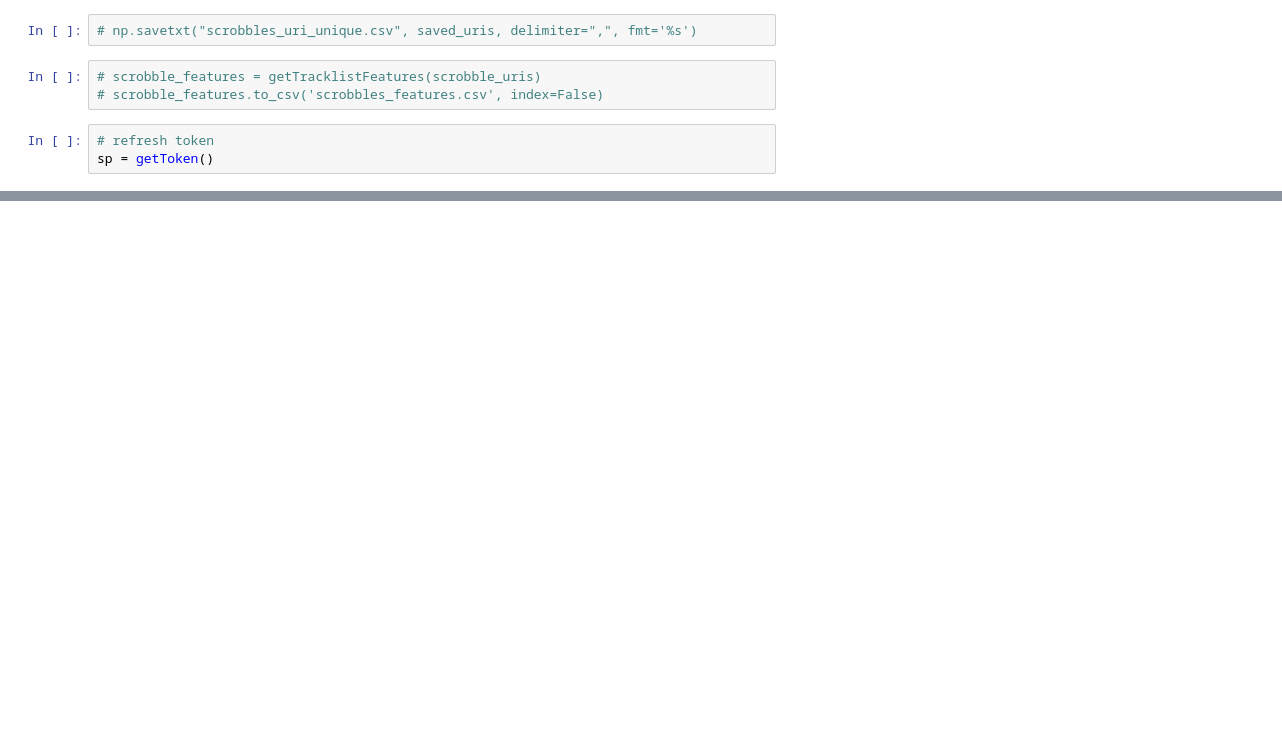
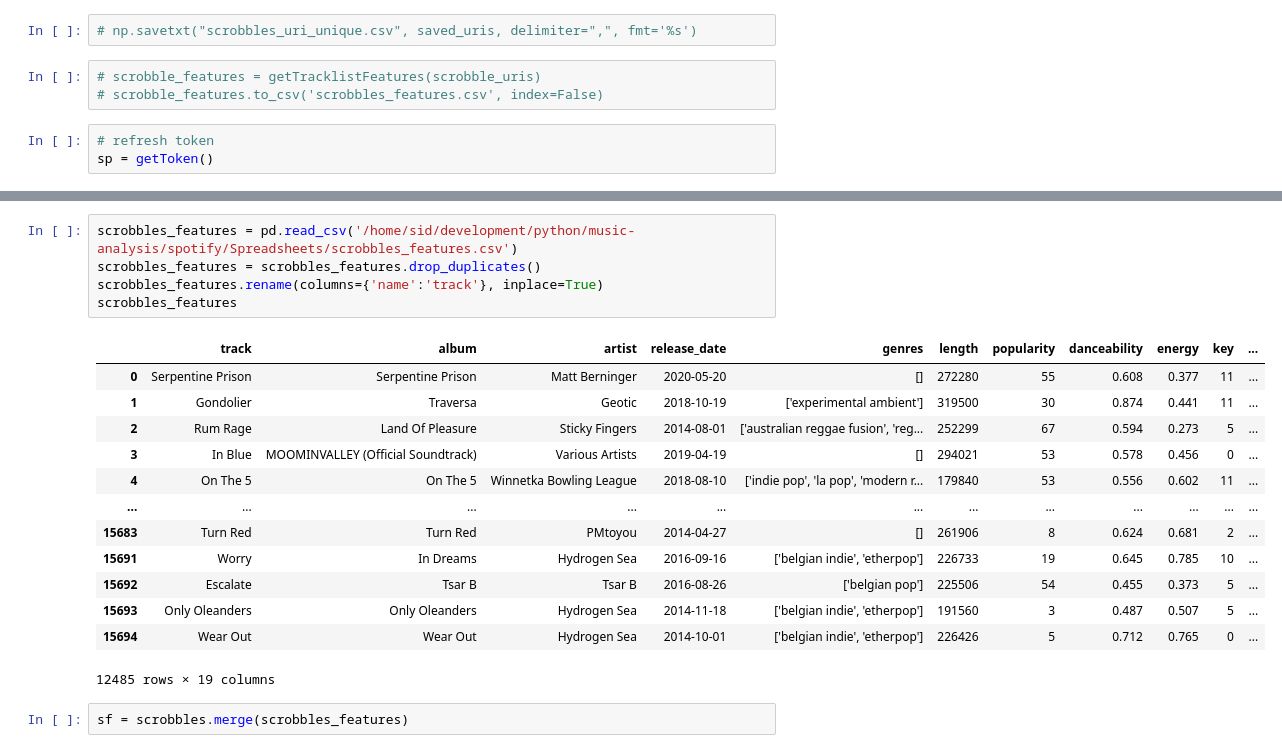
Before and after one commit to SidSaxena/music-analysis, a Jupyter notebook: spotify/spotify_final.ipynb, the cells around one changed output, grey strips where cells are left out. Drawn from its saved outputs; the diff is of its cells as text; blank space fills up the shorter version.

Commit message:
merge in progress

```diff
--- a/spotify/spotify_final.ipynb
+++ b/spotify/spotify_final.ipynb
@@ -348,0 +382,21 @@ sp = getToken()
+# %%
+scrobbles_features = pd.read_csv('/home/sid/development/python/music-analysis/spotify/Spreadsheets/scrobbles_features.csv')
+scrobbles_features = scrobbles_features.drop_duplicates()
+scrobbles_features.rename(columns={'name':'track'}, inplace=True)
+scrobbles_features
+# %% [output]
+|  | track | album | artist | release_date | genres | length | popularity | danceability | energy | key | ... |
+| 0 | Serpentine Prison | Serpentine Prison | Matt Berninger | 2020-05-20 | [] | 272280 | 55 | 0.608 | 0.377 | 11 | ... |
+| 1 | Gondolier | Traversa | Geotic | 2018-10-19 | ['experimental ambient'] | 319500 | 30 | 0.874 | 0.441 | 11 | ... |
+| 2 | Rum Rage | Land Of Pleasure | Sticky Fingers | 2014-08-01 | ['australian reggae fusion', 'reg... | 252299 | 67 | 0.594 | 0.273 | 5 | ... |
+| 3 | In Blue | MOOMINVALLEY (Official Soundtrack) | Various Artists | 2019-04-19 | [] | 294021 | 53 | 0.578 | 0.456 | 0 | ... |
+| 4 | On The 5 | On The 5 | Winnetka Bowling League | 2018-08-10 | ['indie pop', 'la pop', 'modern r... | 179840 | 53 | 0.556 | 0.602 | 11 | ... |
+| ... | ... | ... | ... | ... | ... | ... | ... | ... | ... | ... | ... |
+| 15683 | Turn Red | Turn Red | PMtoyou | 2014-04-27 | [] | 261906 | 8 | 0.624 | 0.681 | 2 | ... |
+| 15691 | Worry | In Dreams | Hydrogen Sea | 2016-09-16 | ['belgian indie', 'etherpop'] | 226733 | 19 | 0.645 | 0.785 | 10 | ... |
+| 15692 | Escalate | Tsar B | Tsar B | 2016-08-26 | ['belgian pop'] | 225506 | 54 | 0.455 | 0.373 | 5 | ... |
+| 15693 | Only Oleanders | Only Oleanders | Hydrogen Sea | 2014-11-18 | ['belgian indie', 'etherpop'] | 191560 | 3 | 0.487 | 0.507 | 5 | ... |
+| 15694 | Wear Out | Wear Out | Hydrogen Sea | 2014-10-01 | ['belgian indie', 'etherpop'] | 226426 | 5 | 0.712 | 0.765 | 0 | ... |
+12485 rows × 19 columns
+# %%
+sf = scrobbles.merge(scrobbles_features)
```
Also changed, not shown: parts of 6 cells of this notebook.
